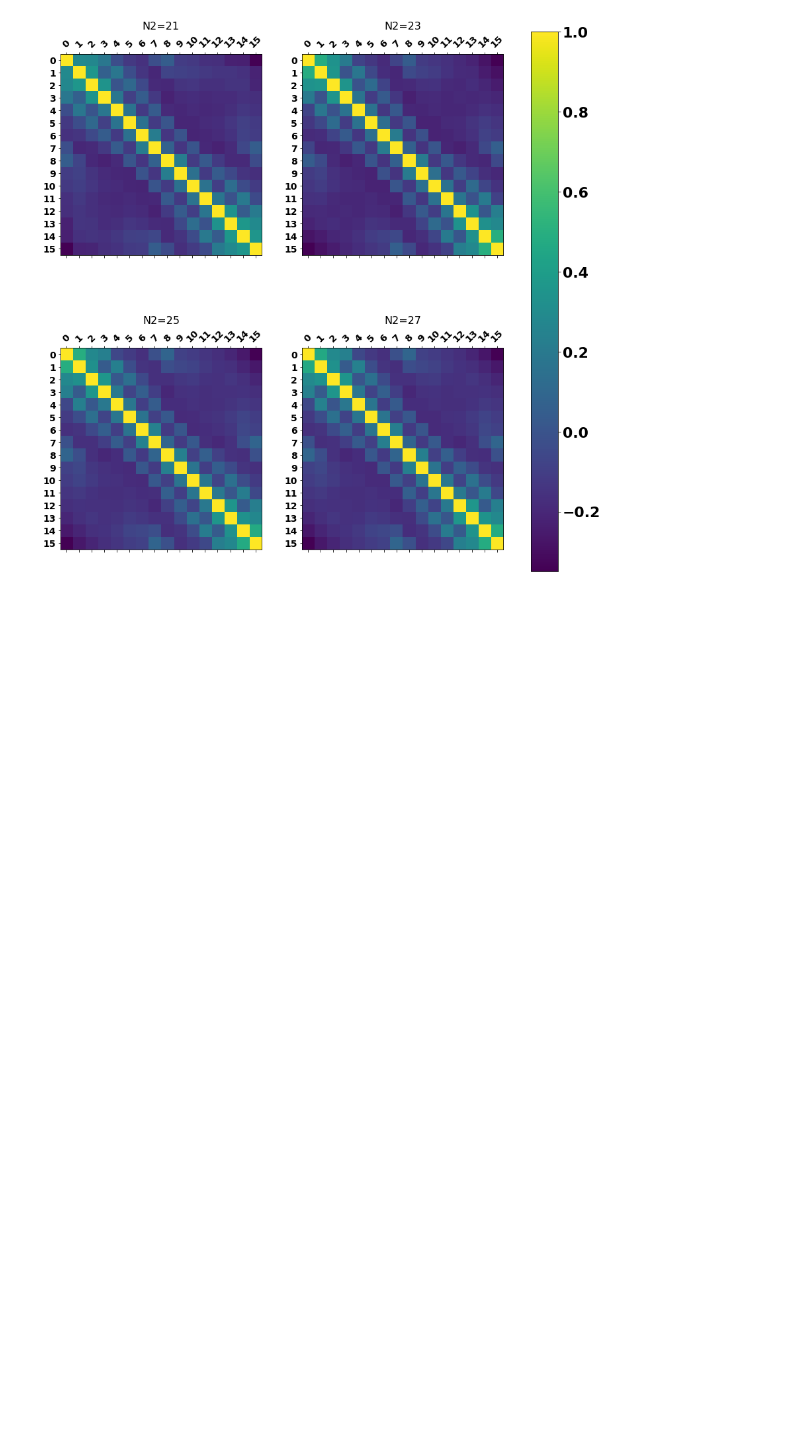
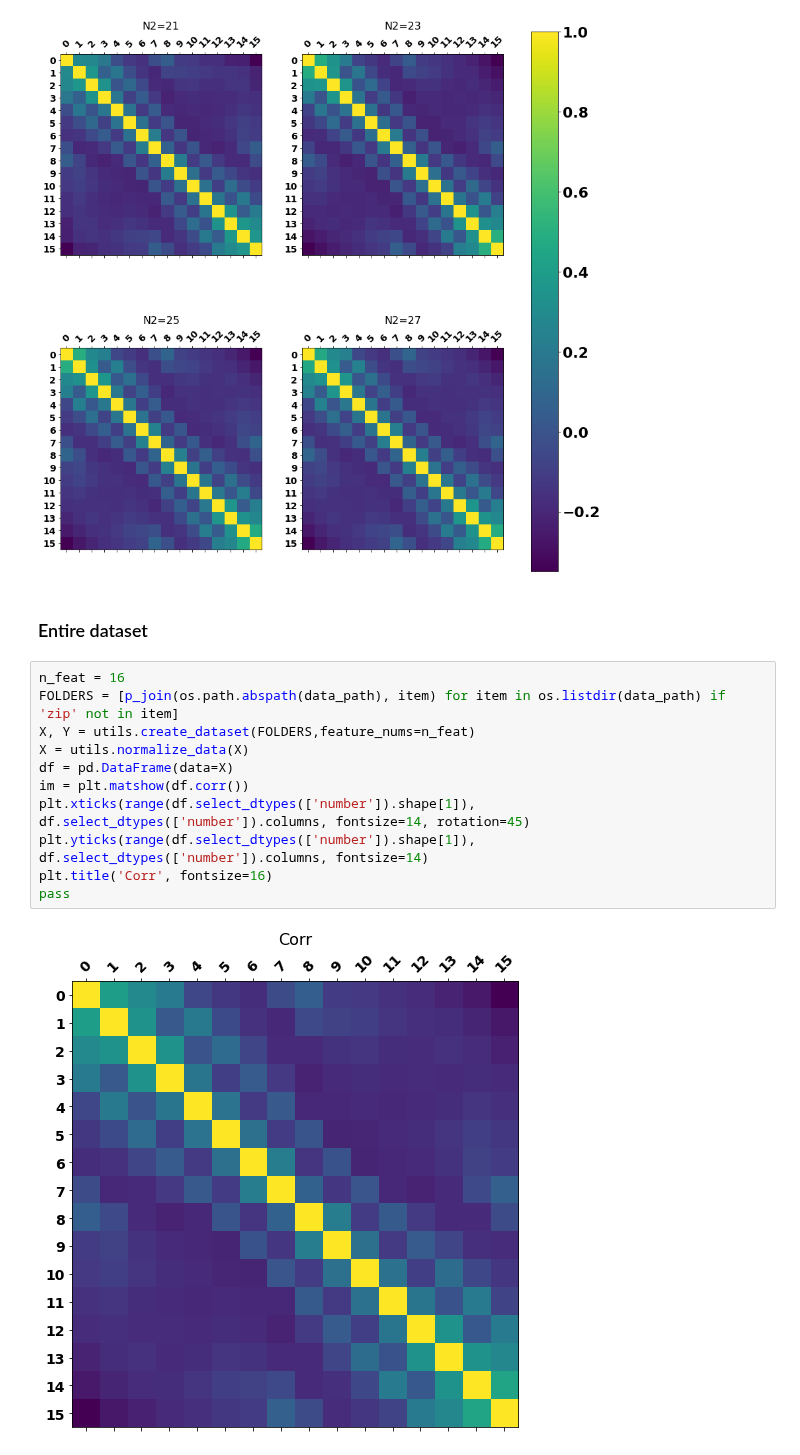
Before and after one commit to alexeyhorkin/ml_dl_with_topology_data, a Jupyter notebook: notebooks/eda/Corr_matrices.ipynb, the cells around one changed output. Cells and saved outputs as stored; diff of their text form; blank space fills up the shorter version.

Commit message:
add entire dataset corr matr plot

```diff
--- a/notebooks/eda/Corr_matrices.ipynb
+++ b/notebooks/eda/Corr_matrices.ipynb
@@ -77,3 +77,18 @@ plt.colorbar(im, ax=axes.ravel().tolist())
 pass
 # %% [output]
 [figure]
+# %% [markdown]
+### Entire dataset
+# %%
+n_feat = 16
+FOLDERS = [p_join(os.path.abspath(data_path), item) for item in os.listdir(data_path) if 'zip' not in item]
+X, Y = utils.create_dataset(FOLDERS,feature_nums=n_feat)
+X = utils.normalize_data(X)
+df = pd.DataFrame(data=X)
+im = plt.matshow(df.corr())
+plt.xticks(range(df.select_dtypes(['number']).shape[1]), df.select_dtypes(['number']).columns, fontsize=14, rotation=45)
+plt.yticks(range(df.select_dtypes(['number']).shape[1]), df.select_dtypes(['number']).columns, fontsize=14)
+plt.title('Corr', fontsize=16)
+pass
+# %% [output]
+[figure, added]
```
Also changed, not shown: parts of 2 cells of this notebook.
